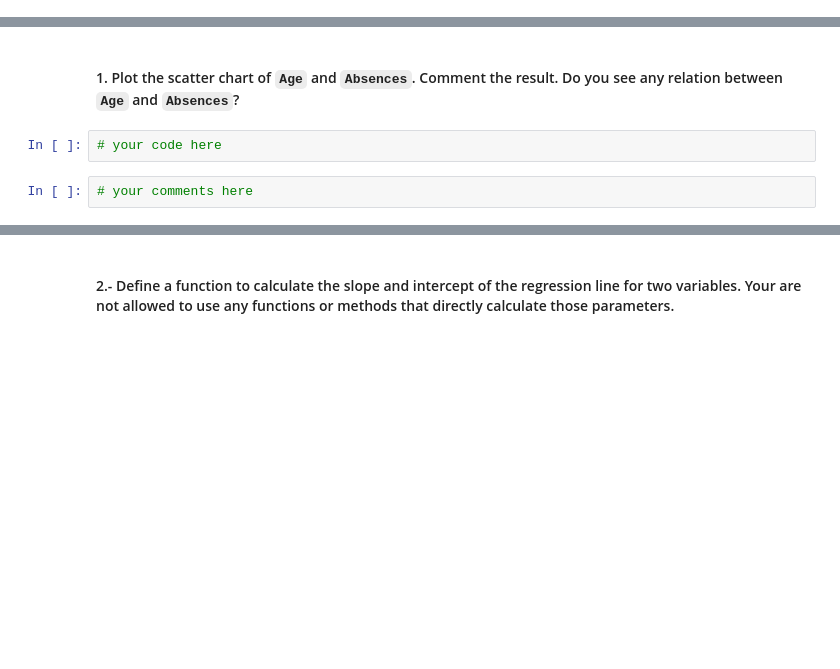
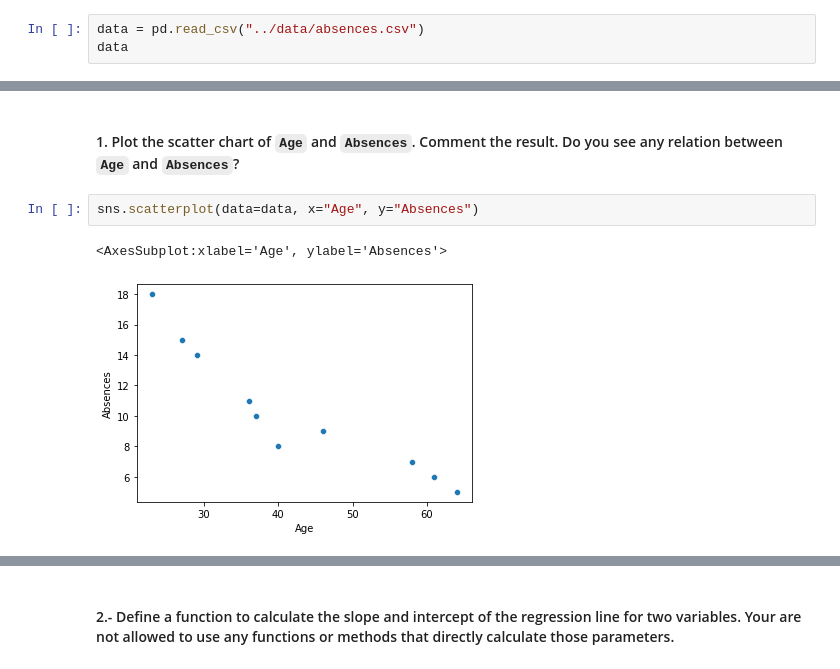
Before and after one commit to ta-data-remote/lab-linear-regression-correlation, a Jupyter notebook: your-code/main.ipynb, the cells around one changed output, grey strips where cells are left out. Saved outputs shown, nothing was run; the diff lists cells and outputs as text; blank space fills up the shorter version.

```diff
--- a/your-code/main.ipynb
+++ b/your-code/main.ipynb
@@ -26,0 +37,3 @@ import pandas as pd
+# %%
+data = pd.read_csv("../data/absences.csv")
+data
@@ -27,6 +52,7 @@ import pandas as pd
 # %% [markdown]
 #### 1. Plot the scatter chart of `Age` and `Absences`. Comment the result. Do you see any relation between `Age` and `Absences`?
-# %%
-# your code here
-# %%
-# your comments here
+# %%
+sns.scatterplot(data=data, x="Age", y="Absences")
+# %% [output]
+<AxesSubplot:xlabel='Age', ylabel='Absences'>
+[figure, added]
```
Also changed, not shown: parts of 35 cells of this notebook.
